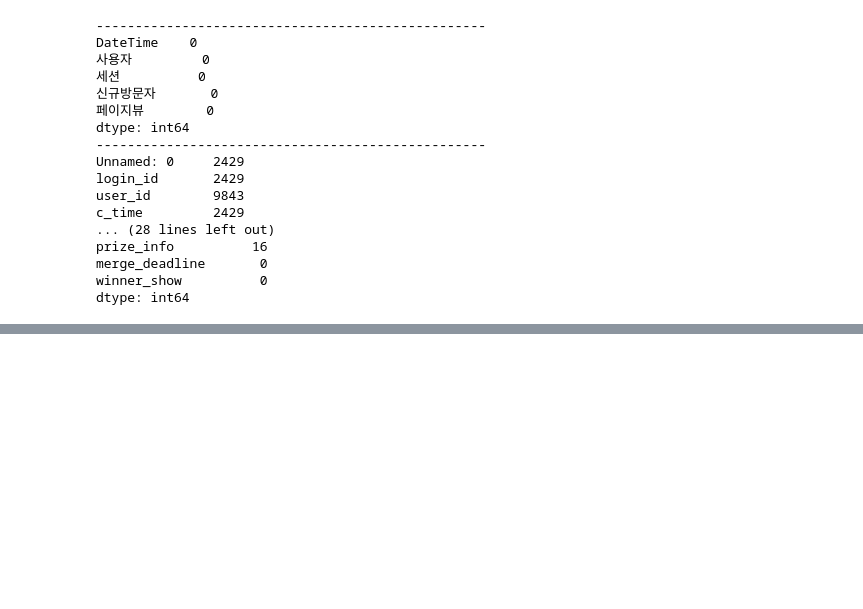
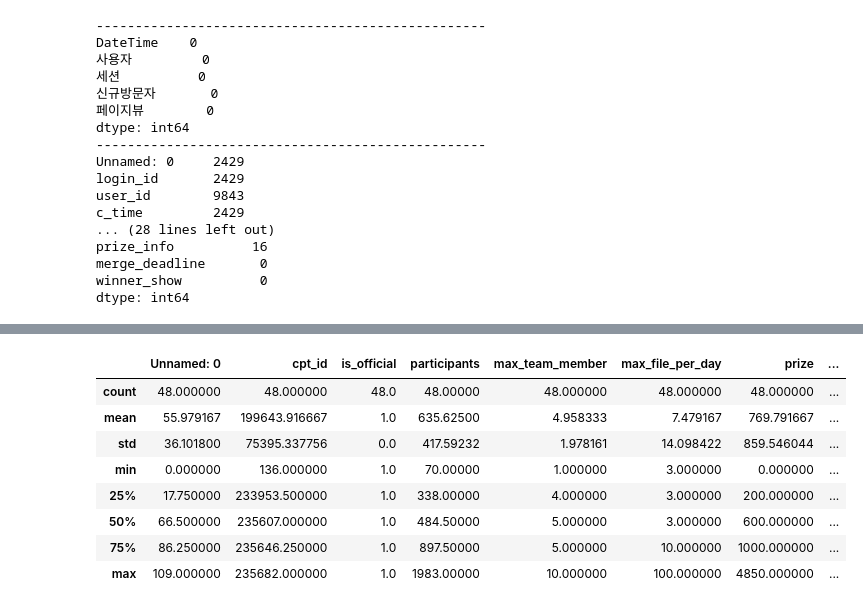
Before and after one commit to hundredeuk2/python, a Jupyter notebook: Dacon/2020DATACONCUP/FirstTry.ipynb, the cells around one changed output, grey strips where cells are left out. Drawn from its saved outputs; the diff is of its cells as text; code cells hidden in the pictures; blank space fills up the shorter version.

```diff
--- a/Dacon/2020DATACONCUP/FirstTry.ipynb
+++ b/Dacon/2020DATACONCUP/FirstTry.ipynb
@@ -53,0 +118,12 @@ dtype: int64
+# %%
+compe_df.describe()
+# %% [output]
+|  | Unnamed: 0 | cpt_id | is_official | participants | max_team_member | max_file_per_day | prize | ... |
+| count | 48.000000 | 48.000000 | 48.0 | 48.00000 | 48.000000 | 48.000000 | 48.000000 | ... |
+| mean | 55.979167 | 199643.916667 | 1.0 | 635.62500 | 4.958333 | 7.479167 | 769.791667 | ... |
+| std | 36.101800 | 75395.337756 | 0.0 | 417.59232 | 1.978161 | 14.098422 | 859.546044 | ... |
+| min | 0.000000 | 136.000000 | 1.0 | 70.00000 | 1.000000 | 3.000000 | 0.000000 | ... |
+| 25% | 17.750000 | 233953.500000 | 1.0 | 338.00000 | 4.000000 | 3.000000 | 200.000000 | ... |
+| 50% | 66.500000 | 235607.000000 | 1.0 | 484.50000 | 5.000000 | 3.000000 | 600.000000 | ... |
+| 75% | 86.250000 | 235646.250000 | 1.0 | 897.50000 | 5.000000 | 10.000000 | 1000.000000 | ... |
+| max | 109.000000 | 235682.000000 | 1.0 | 1983.00000 | 10.000000 | 100.000000 | 4850.000000 | ... |
```
Also changed, not shown: parts of 11 cells of this notebook.
